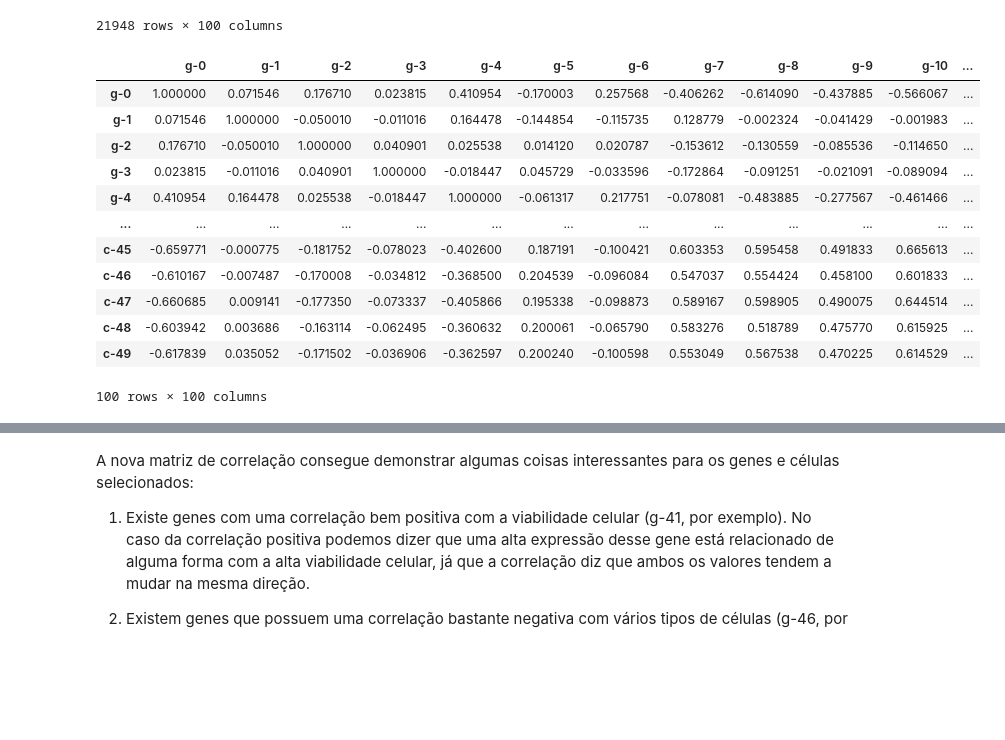
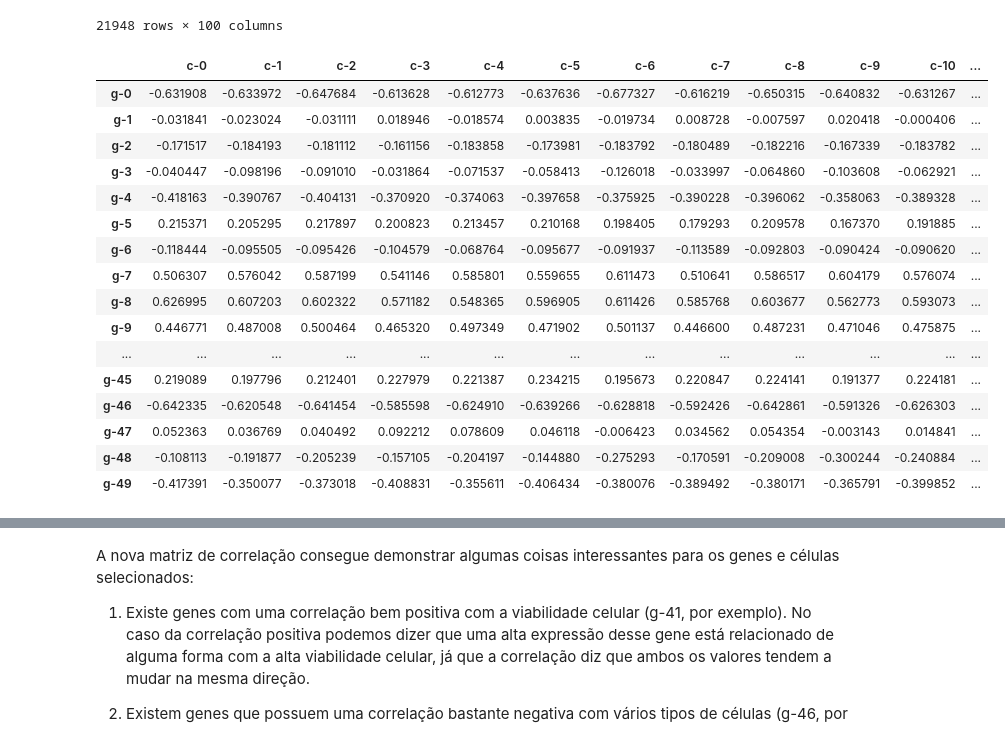
Before and after one commit to MisterGusMan/Alura_ID3, a Jupyter notebook: Análise_Aula_3.ipynb, the cells around one changed output, grey strips where cells are left out. Cells and saved outputs as stored; diff of their text form; code cells hidden in the pictures; blank space fills up the shorter version.

```diff
--- a/Análise_Aula_3.ipynb
+++ b/Análise_Aula_3.ipynb
@@ -231,22 +231,26 @@ t
 | 23813 | -0.8598 | 1.0240 | -0.1361 | 0.7952 | -0.3611 | -3.6750 | -1.2420 | 0.9146 | 3.0790 | 1.2460 | 1.9460 | ... |
 21948 rows × 100 columns
 # %%
-corr = t.corr()
+corr = t.corr().loc['g-0':'g-49','c-0':'c-49']
 corr
 # %% [output]
-|  | g-0 | g-1 | g-2 | g-3 | g-4 | g-5 | g-6 | g-7 | g-8 | g-9 | g-10 | ... |
-| g-0 | 1.000000 | 0.071546 | 0.176710 | 0.023815 | 0.410954 | -0.170003 | 0.257568 | -0.406262 | -0.614090 | -0.437885 | -0.566067 | ... |
-| g-1 | 0.071546 | 1.000000 | -0.050010 | -0.011016 | 0.164478 | -0.144854 | -0.115735 | 0.128779 | -0.002324 | -0.041429 | -0.001983 | ... |
-| g-2 | 0.176710 | -0.050010 | 1.000000 | 0.040901 | 0.025538 | 0.014120 | 0.020787 | -0.153612 | -0.130559 | -0.085536 | -0.114650 | ... |
-| g-3 | 0.023815 | -0.011016 | 0.040901 | 1.000000 | -0.018447 | 0.045729 | -0.033596 | -0.172864 | -0.091251 | -0.021091 | -0.089094 | ... |
-| g-4 | 0.410954 | 0.164478 | 0.025538 | -0.018447 | 1.000000 | -0.061317 | 0.217751 | -0.078081 | -0.483885 | -0.277567 | -0.461466 | ... |
+|  | c-0 | c-1 | c-2 | c-3 | c-4 | c-5 | c-6 | c-7 | c-8 | c-9 | c-10 | ... |
+| g-0 | -0.631908 | -0.633972 | -0.647684 | -0.613628 | -0.612773 | -0.637636 | -0.677327 | -0.616219 | -0.650315 | -0.640832 | -0.631267 | ... |
+| g-1 | -0.031841 | -0.023024 | -0.031111 | 0.018946 | -0.018574 | 0.003835 | -0.019734 | 0.008728 | -0.007597 | 0.020418 | -0.000406 | ... |
+| g-2 | -0.171517 | -0.184193 | -0.181112 | -0.161156 | -0.183858 | -0.173981 | -0.183792 | -0.180489 | -0.182216 | -0.167339 | -0.183782 | ... |
+| g-3 | -0.040447 | -0.098196 | -0.091010 | -0.031864 | -0.071537 | -0.058413 | -0.126018 | -0.033997 | -0.064860 | -0.103608 | -0.062921 | ... |
+| g-4 | -0.418163 | -0.390767 | -0.404131 | -0.370920 | -0.374063 | -0.397658 | -0.375925 | -0.390228 | -0.396062 | -0.358063 | -0.389328 | ... |
+| g-5 | 0.215371 | 0.205295 | 0.217897 | 0.200823 | 0.213457 | 0.210168 | 0.198405 | 0.179293 | 0.209578 | 0.167370 | 0.191885 | ... |
+| g-6 | -0.118444 | -0.095505 | -0.095426 | -0.104579 | -0.068764 | -0.095677 | -0.091937 | -0.113589 | -0.092803 | -0.090424 | -0.090620 | ... |
+| g-7 | 0.506307 | 0.576042 | 0.587199 | 0.541146 | 0.585801 | 0.559655 | 0.611473 | 0.510641 | 0.586517 | 0.604179 | 0.576074 | ... |
+| g-8 | 0.626995 | 0.607203 | 0.602322 | 0.571182 | 0.548365 | 0.596905 | 0.611426 | 0.585768 | 0.603677 | 0.562773 | 0.593073 | ... |
+| g-9 | 0.446771 | 0.487008 | 0.500464 | 0.465320 | 0.497349 | 0.471902 | 0.501137 | 0.446600 | 0.487231 | 0.471046 | 0.475875 | ... |
 | ... | ... | ... | ... | ... | ... | ... | ... | ... | ... | ... | ... | ... |
-| c-45 | -0.659771 | -0.000775 | -0.181752 | -0.078023 | -0.402600 | 0.187191 | -0.100421 | 0.603353 | 0.595458 | 0.491833 | 0.665613 | ... |
-| c-46 | -0.610167 | -0.007487 | -0.170008 | -0.034812 | -0.368500 | 0.204539 | -0.096084 | 0.547037 | 0.554424 | 0.458100 | 0.601833 | ... |
-| c-47 | -0.660685 | 0.009141 | -0.177350 | -0.073337 | -0.405866 | 0.195338 | -0.098873 | 0.589167 | 0.598905 | 0.490075 | 0.644514 | ... |
-| c-48 | -0.603942 | 0.003686 | -0.163114 | -0.062495 | -0.360632 | 0.200061 | -0.065790 | 0.583276 | 0.518789 | 0.475770 | 0.615925 | ... |
-| c-49 | -0.617839 | 0.035052 | -0.171502 | -0.036906 | -0.362597 | 0.200240 | -0.100598 | 0.553049 | 0.567538 | 0.470225 | 0.614529 | ... |
+| g-45 | 0.219089 | 0.197796 | 0.212401 | 0.227979 | 0.221387 | 0.234215 | 0.195673 | 0.220847 | 0.224141 | 0.191377 | 0.224181 | ... |
+| g-46 | -0.642335 | -0.620548 | -0.641454 | -0.585598 | -0.624910 | -0.639266 | -0.628818 | -0.592426 | -0.642861 | -0.591326 | -0.626303 | ... |
+| g-47 | 0.052363 | 0.036769 | 0.040492 | 0.092212 | 0.078609 | 0.046118 | -0.006423 | 0.034562 | 0.054354 | -0.003143 | 0.014841 | ... |
+| g-48 | -0.108113 | -0.191877 | -0.205239 | -0.157105 | -0.204197 | -0.144880 | -0.275293 | -0.170591 | -0.209008 | -0.300244 | -0.240884 | ... |
+| g-49 | -0.417391 | -0.350077 | -0.373018 | -0.408831 | -0.355611 | -0.406434 | -0.380076 | -0.389492 | -0.380171 | -0.365791 | -0.399852 | ... |
-100 rows × 100 columns
 # %%
 plt.figure(figsize=(15,10))
 mask = np.triu(np.ones_like(corr, dtype=bool))
```
Also changed, not shown: parts of 2 cells of this notebook.
